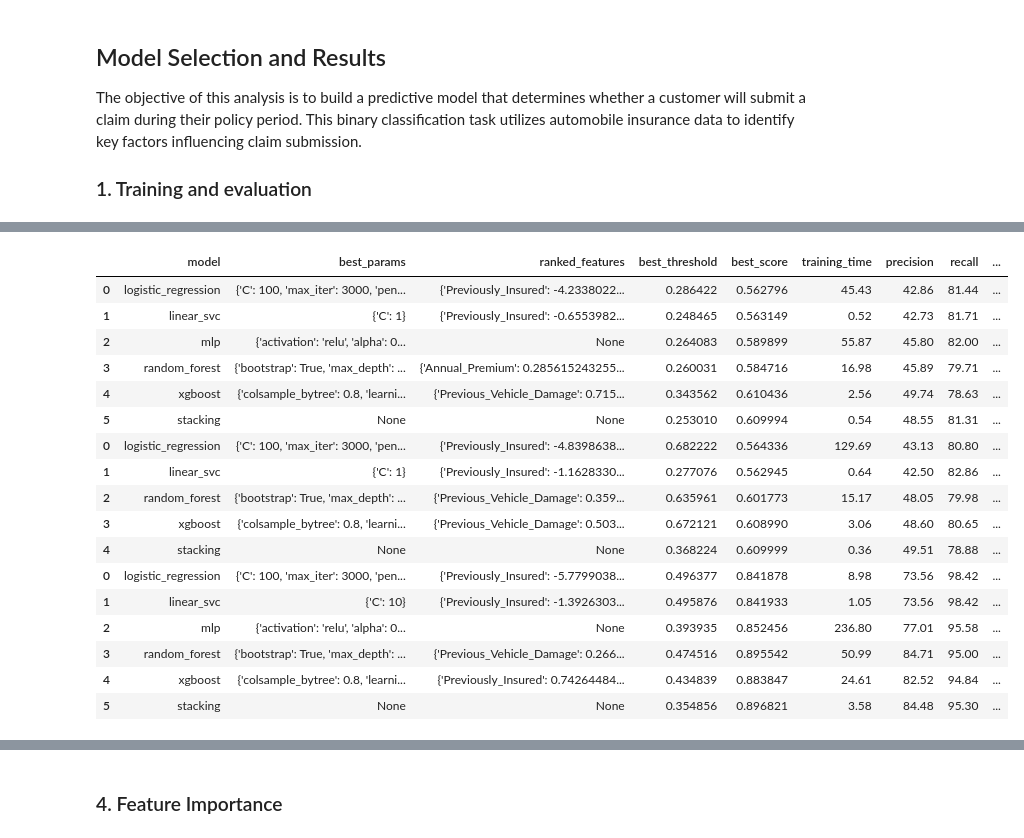
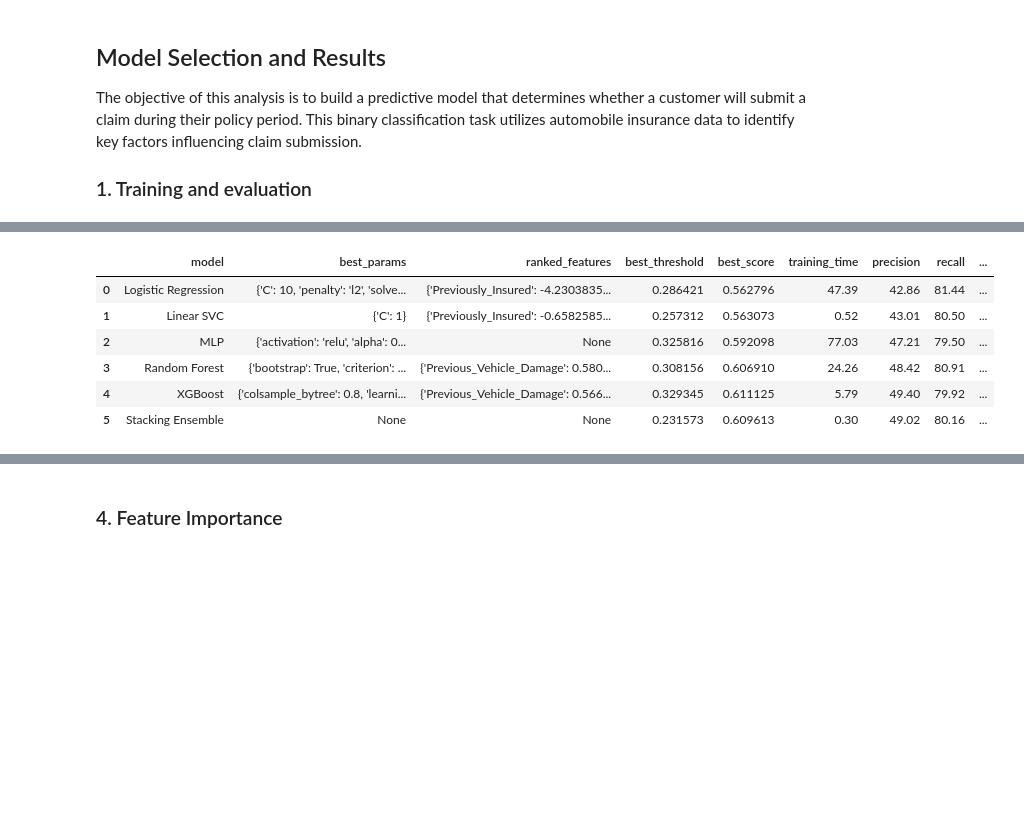
Before and after one commit to saeedabc/insurance-claim-prediction, a Jupyter notebook: claim_prediction.ipynb, the cells around one changed output, grey strips where cells are left out. Drawn from its saved outputs; the diff is of its cells as text; code cells hidden in the pictures; blank space fills up the shorter version.

```diff
--- a/claim_prediction.ipynb
+++ b/claim_prediction.ipynb
@@ -4,27 +4,50 @@ The objective of this analysis is to build a predictive model that determines wh
 
 ### 1. Training and evaluation
 # %%
-import pandas as pd
 from claim_prediction import claim_prediction
 
 input_path = "data/claims_dummy_data.csv"
 save_dir = "output"
 
-all_results = []
-for balance_strategy in [None, 'class_weight', 'SMOTE']:
-    print(f'\n---> Balance strategy "{balance_strategy}"')
-    for outlier_strategy in [None]:  #, "cap", "remove"]:
-        outlier_boundary_method = "IQR" if outlier_strategy is not None else None
-        print(f'\n---> Outlier handling "{outlier_strategy}" with boundary method "{outlier_boundary_method}"')
-        _, results_df = claim_prediction(input_path,
-                                        balance_strategy=balance_strategy,
-                                        outlier_strategy=outlier_strategy,
-                                        outlier_boundary_method=outlier_boundary_method)
-        results_df['balance_strategy'] = balance_strategy
-        results_df['outlier_strategy'] = outlier_strategy
-        all_results.append(results_df)
 
-all_results_df = pd.concat(all_results)
-all_results_df.to_csv(f"{save_dir}/all_results.csv", index=False)
-all_results_df
+def run_claim_prediction(balance_strategy=None, outlier_strategy=None):
+    outlier_boundary_method = "IQR" if outlier_strategy is not None else None
+    return_pfi = (outlier_strategy is None)
+    print(f"\n---> Running claim prediction with balance_strategy={balance_strategy}, outlier_strategy={outlier_strategy}, outlier_boundary_method={outlier_boundary_method}")
+    _, results_df = claim_prediction(input_path,
+                                     balance_strategy=balance_strategy,
+                                     outlier_strategy=outlier_strategy,
+                                     outlier_boundary_method=outlier_boundary_method,
+                                     return_pfi=return_pfi,
+                                     save_dir=save_dir)
+    results_df['balance_strategy'] = balance_strategy
+    results_df['outlier_strategy'] = outlier_strategy
+
+    results_df['model'] = results_df['model'].map({
+        'logistic_regression': 'Logistic Regression',
+        'linear_svc': 'Linear SVC',
+        'svc': 'SVC',
+        'mlp': 'MLP',
+        'random_forest': 'Random Forest',
+        'xgboost': 'XGBoost',
+        'stacking': 'Stacking Ensemble',
+    })
+    results_df['balance_strategy'] = results_df['balance_strategy'].map({
+        None: 'None',
+        'class_weight': 'Class Weight',
+        'SMOTE': 'SMOTE',
+        'ADASYN': 'ADASYN',
+    })
+    results_df['outlier_strategy'] = results_df['outlier_strategy'].map({
+        None: 'None',
+        'cap': 'Cap',
+        'remove': 'Remove',
+    })
+
+    return results_df
+
+
+results_df = run_claim_prediction()
+results_df.to_csv(f"{save_dir}/default_results.csv", index=False)
+results_df
 # %% [output]
@@ -82,18 +72,7 @@ all_results_df
 |  | model | best_params | ranked_features | best_threshold | best_score | training_time | precision | recall | ... |
-| 0 | logistic_regression | {'C': 100, 'max_iter': 3000, 'pen... | {'Previously_Insured': -4.2338022... | 0.286422 | 0.562796 | 45.43 | 42.86 | 81.44 | ... |
-| 1 | linear_svc | {'C': 1} | {'Previously_Insured': -0.6553982... | 0.248465 | 0.563149 | 0.52 | 42.73 | 81.71 | ... |
-| 2 | mlp | {'activation': 'relu', 'alpha': 0... | None | 0.264083 | 0.589899 | 55.87 | 45.80 | 82.00 | ... |
-| 3 | random_forest | {'bootstrap': True, 'max_depth': ... | {'Annual_Premium': 0.285615243255... | 0.260031 | 0.584716 | 16.98 | 45.89 | 79.71 | ... |
-| 4 | xgboost | {'colsample_bytree': 0.8, 'learni... | {'Previous_Vehicle_Damage': 0.715... | 0.343562 | 0.610436 | 2.56 | 49.74 | 78.63 | ... |
-| 5 | stacking | None | None | 0.253010 | 0.609994 | 0.54 | 48.55 | 81.31 | ... |
-| 0 | logistic_regression | {'C': 100, 'max_iter': 3000, 'pen... | {'Previously_Insured': -4.8398638... | 0.682222 | 0.564336 | 129.69 | 43.13 | 80.80 | ... |
-| 1 | linear_svc | {'C': 1} | {'Previously_Insured': -1.1628330... | 0.277076 | 0.562945 | 0.64 | 42.50 | 82.86 | ... |
-| 2 | random_forest | {'bootstrap': True, 'max_depth': ... | {'Previous_Vehicle_Damage': 0.359... | 0.635961 | 0.601773 | 15.17 | 48.05 | 79.98 | ... |
-| 3 | xgboost | {'colsample_bytree': 0.8, 'learni... | {'Previous_Vehicle_Damage': 0.503... | 0.672121 | 0.608990 | 3.06 | 48.60 | 80.65 | ... |
-| 4 | stacking | None | None | 0.368224 | 0.609999 | 0.36 | 49.51 | 78.88 | ... |
-| 0 | logistic_regression | {'C': 100, 'max_iter': 3000, 'pen... | {'Previously_Insured': -5.7799038... | 0.496377 | 0.841878 | 8.98 | 73.56 | 98.42 | ... |
-| 1 | linear_svc | {'C': 10} | {'Previously_Insured': -1.3926303... | 0.495876 | 0.841933 | 1.05 | 73.56 | 98.42 | ... |
-| 2 | mlp | {'activation': 'relu', 'alpha': 0... | None | 0.393935 | 0.852456 | 236.80 | 77.01 | 95.58 | ... |
-| 3 | random_forest | {'bootstrap': True, 'max_depth': ... | {'Previous_Vehicle_Damage': 0.266... | 0.474516 | 0.895542 | 50.99 | 84.71 | 95.00 | ... |
-| 4 | xgboost | {'colsample_bytree': 0.8, 'learni... | {'Previously_Insured': 0.74264484... | 0.434839 | 0.883847 | 24.61 | 82.52 | 94.84 | ... |
-| 5 | stacking | None | None | 0.354856 | 0.896821 | 3.58 | 84.48 | 95.30 | ... |
+| 0 | Logistic Regression | {'C': 10, 'penalty': 'l2', 'solve... | {'Previously_Insured': -4.2303835... | 0.286421 | 0.562796 | 47.39 | 42.86 | 81.44 | ... |
+| 1 | Linear SVC | {'C': 1} | {'Previously_Insured': -0.6582585... | 0.257312 | 0.563073 | 0.52 | 43.01 | 80.50 | ... |
+| 2 | MLP | {'activation': 'relu', 'alpha': 0... | None | 0.325816 | 0.592098 | 77.03 | 47.21 | 79.50 | ... |
+| 3 | Random Forest | {'bootstrap': True, 'criterion': ... | {'Previous_Vehicle_Damage': 0.580... | 0.308156 | 0.606910 | 24.26 | 48.42 | 80.91 | ... |
+| 4 | XGBoost | {'colsample_bytree': 0.8, 'learni... | {'Previous_Vehicle_Damage': 0.566... | 0.329345 | 0.611125 | 5.79 | 49.40 | 79.92 | ... |
+| 5 | Stacking Ensemble | None | None | 0.231573 | 0.609613 | 0.30 | 49.02 | 80.16 | ... |
```
Also changed, not shown: parts of 28 cells of this notebook, 4 other files.
